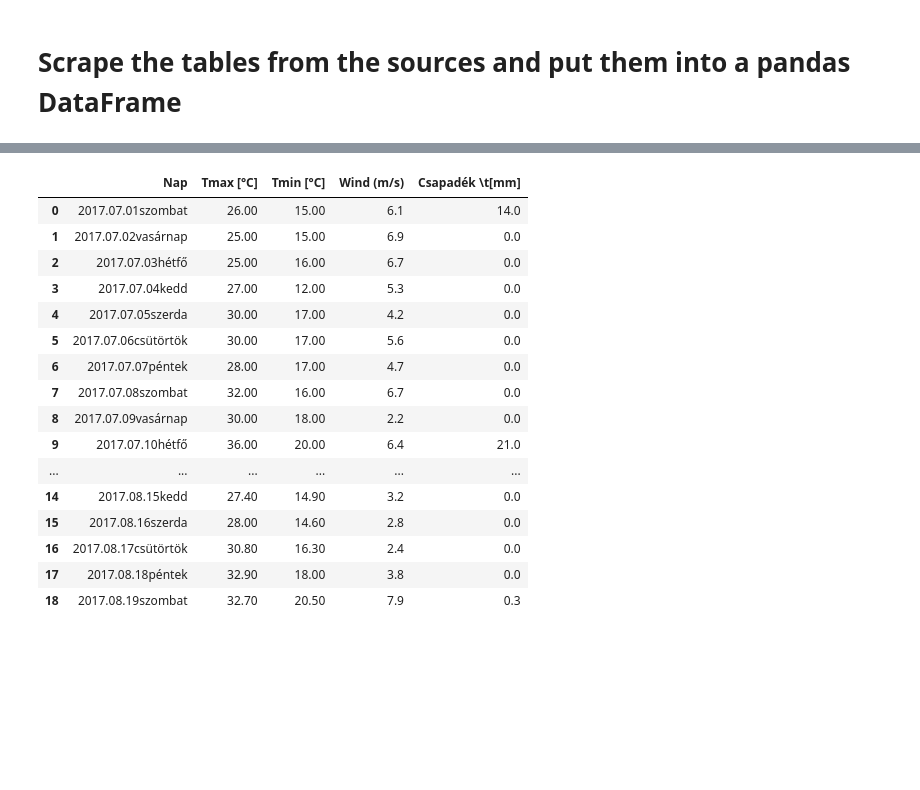
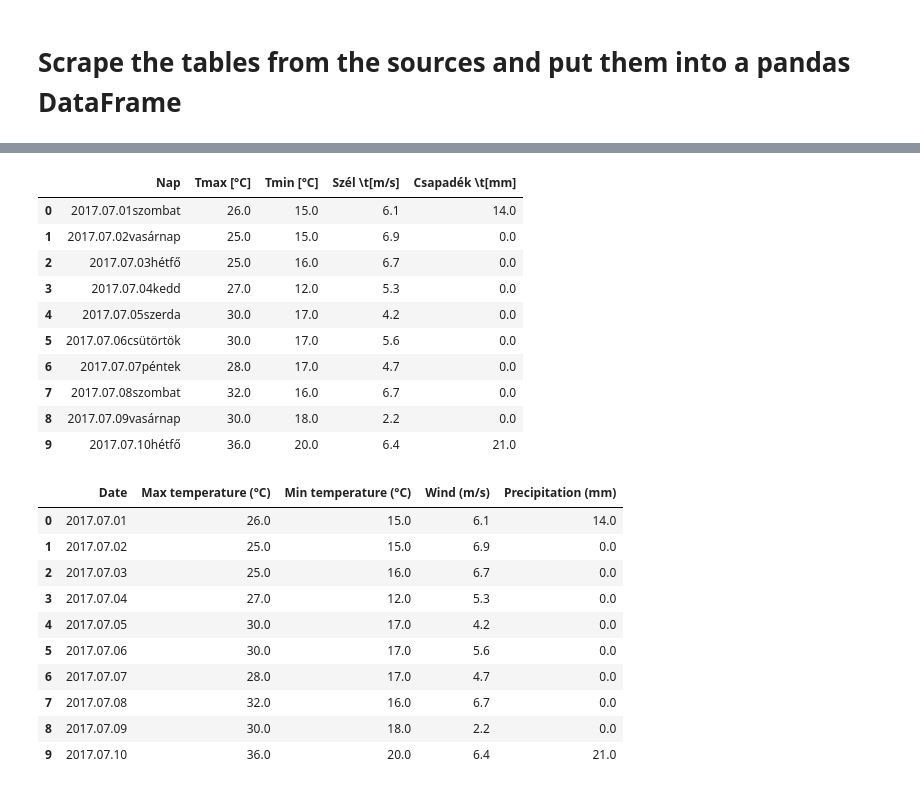
Before and after one commit to qwerty6601/Weather_Prediction_DS, a Jupyter notebook: bp_weather_webscraping.ipynb, the cells around one changed output, grey strips where cells are left out. Drawn from its saved outputs; the diff is of its cells as text; code cells hidden in the pictures; blank space fills up the shorter version.

```diff
--- a/bp_weather_webscraping.ipynb
+++ b/bp_weather_webscraping.ipynb
@@ -57,4 +63,4 @@ for year in years:
         soup = BeautifulSoup(sourcesDictionary[key]) # soup: html soup
         #soup
         tempDf = pd.read_html(str(soup.find('table')))[0]
-        bpweatherdf = pd.concat([bpweatherdf, tempDf], axis=0)
+        bpweatherdf = pd.concat([bpweatherdf, tempDf], axis=0, ignore_index=True)
@@ -63,20 +67,14 @@ bpweatherdf.rename(columns={'Szél \t[m/s]': 'Wind (m/s)'}, inplace=True)
 # %%
-bpweatherdf.head(50)
+bpweatherdf.head(10)
 # %% [output]
-|  | Nap | Tmax [°C] | Tmin [°C] | Wind (m/s) | Csapadék \t[mm] |
-| 0 | 2017.07.01szombat | 26.00 | 15.00 | 6.1 | 14.0 |
-| 1 | 2017.07.02vasárnap | 25.00 | 15.00 | 6.9 | 0.0 |
-| 2 | 2017.07.03hétfő | 25.00 | 16.00 | 6.7 | 0.0 |
-| 3 | 2017.07.04kedd | 27.00 | 12.00 | 5.3 | 0.0 |
-| 4 | 2017.07.05szerda | 30.00 | 17.00 | 4.2 | 0.0 |
-| 5 | 2017.07.06csütörtök | 30.00 | 17.00 | 5.6 | 0.0 |
-| 6 | 2017.07.07péntek | 28.00 | 17.00 | 4.7 | 0.0 |
-| 7 | 2017.07.08szombat | 32.00 | 16.00 | 6.7 | 0.0 |
-| 8 | 2017.07.09vasárnap | 30.00 | 18.00 | 2.2 | 0.0 |
-| 9 | 2017.07.10hétfő | 36.00 | 20.00 | 6.4 | 21.0 |
-| ... | ... | ... | ... | ... | ... |
-| 14 | 2017.08.15kedd | 27.40 | 14.90 | 3.2 | 0.0 |
-| 15 | 2017.08.16szerda | 28.00 | 14.60 | 2.8 | 0.0 |
-| 16 | 2017.08.17csütörtök | 30.80 | 16.30 | 2.4 | 0.0 |
-| 17 | 2017.08.18péntek | 32.90 | 18.00 | 3.8 | 0.0 |
-| 18 | 2017.08.19szombat | 32.70 | 20.50 | 7.9 | 0.3 |
+|  | Nap | Tmax [°C] | Tmin [°C] | Szél \t[m/s] | Csapadék \t[mm] |
+| 0 | 2017.07.01szombat | 26.0 | 15.0 | 6.1 | 14.0 |
+| 1 | 2017.07.02vasárnap | 25.0 | 15.0 | 6.9 | 0.0 |
+| 2 | 2017.07.03hétfő | 25.0 | 16.0 | 6.7 | 0.0 |
+| 3 | 2017.07.04kedd | 27.0 | 12.0 | 5.3 | 0.0 |
+| 4 | 2017.07.05szerda | 30.0 | 17.0 | 4.2 | 0.0 |
+| 5 | 2017.07.06csütörtök | 30.0 | 17.0 | 5.6 | 0.0 |
+| 6 | 2017.07.07péntek | 28.0 | 17.0 | 4.7 | 0.0 |
+| 7 | 2017.07.08szombat | 32.0 | 16.0 | 6.7 | 0.0 |
+| 8 | 2017.07.09vasárnap | 30.0 | 18.0 | 2.2 | 0.0 |
+| 9 | 2017.07.10hétfő | 36.0 | 20.0 | 6.4 | 21.0 |
@@ -83,2 +89,16 @@ bpweatherdf.head(50)
+# %%
+bpweatherdf.head(10)
+# %% [output]
+|  | Date | Max temperature (°C) | Min temperature (°C) | Wind (m/s) | Precipitation (mm) |
+| 0 | 2017.07.01 | 26.0 | 15.0 | 6.1 | 14.0 |
+| 1 | 2017.07.02 | 25.0 | 15.0 | 6.9 | 0.0 |
+| 2 | 2017.07.03 | 25.0 | 16.0 | 6.7 | 0.0 |
+| 3 | 2017.07.04 | 27.0 | 12.0 | 5.3 | 0.0 |
+| 4 | 2017.07.05 | 30.0 | 17.0 | 4.2 | 0.0 |
+| 5 | 2017.07.06 | 30.0 | 17.0 | 5.6 | 0.0 |
+| 6 | 2017.07.07 | 28.0 | 17.0 | 4.7 | 0.0 |
+| 7 | 2017.07.08 | 32.0 | 16.0 | 6.7 | 0.0 |
+| 8 | 2017.07.09 | 30.0 | 18.0 | 2.2 | 0.0 |
+| 9 | 2017.07.10 | 36.0 | 20.0 | 6.4 | 21.0 |
 # %%
 bpweatherdf.to_csv('bp_weather_data.csv', index = False)
```
Also changed, not shown: parts of 13 cells of this notebook, 1 other file.
